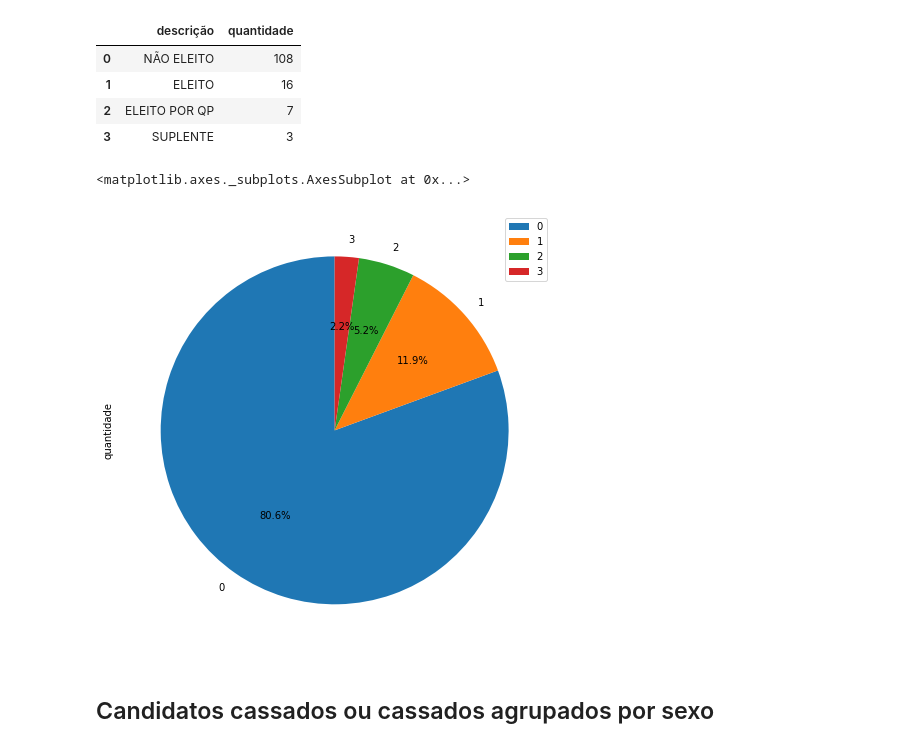
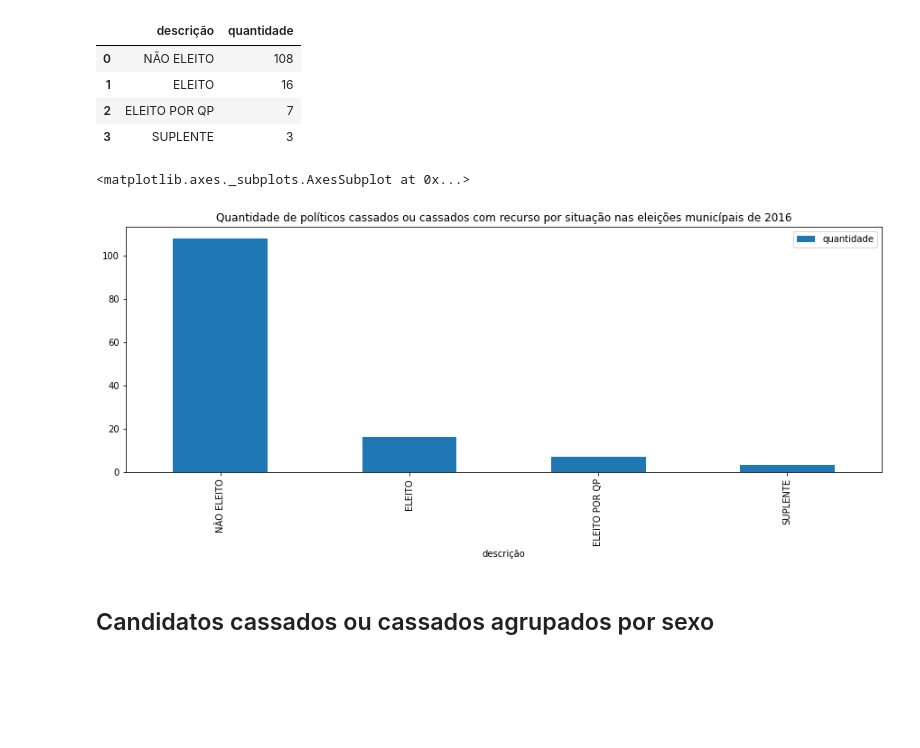
Before and after one commit to matheuscosantos/candidatos-cassados-eleicoes-2016, a Jupyter notebook: Analise_eleicoes_2016.ipynb, the cells around one changed output. Cells and saved outputs as stored; diff of their text form; code cells hidden in the pictures; blank space fills up the shorter version.

```diff
--- a/Analise_eleicoes_2016.ipynb
+++ b/Analise_eleicoes_2016.ipynb
@@ -122,11 +130,11 @@ descricao
 | 1 | ELEITO | 16 |
 | 2 | ELEITO POR QP | 7 |
 | 3 | SUPLENTE | 3 |
-# %%
-descricao.plot.pie(y='quantidade',figsize=(8, 8),autopct='%0.1f%%', startangle=90)
-# %% [output]
-<matplotlib.axes._subplots.AxesSubplot at 0x...>
-[figure, removed]
+# %%
+descricao.plot.bar(x='descrição', y='quantidade', title='Quantidade de políticos cassados ou cassados com recurso por situação nas eleições municípais de 2016', rot=90, figsize=(15,5))
+# %% [output]
+<matplotlib.axes._subplots.AxesSubplot at 0x...>
+[figure, added]
 # %% [markdown]
 ## Candidatos cassados ou cassados agrupados por sexo
 # %%
```
Also changed, not shown: parts of 10 cells of this notebook.
